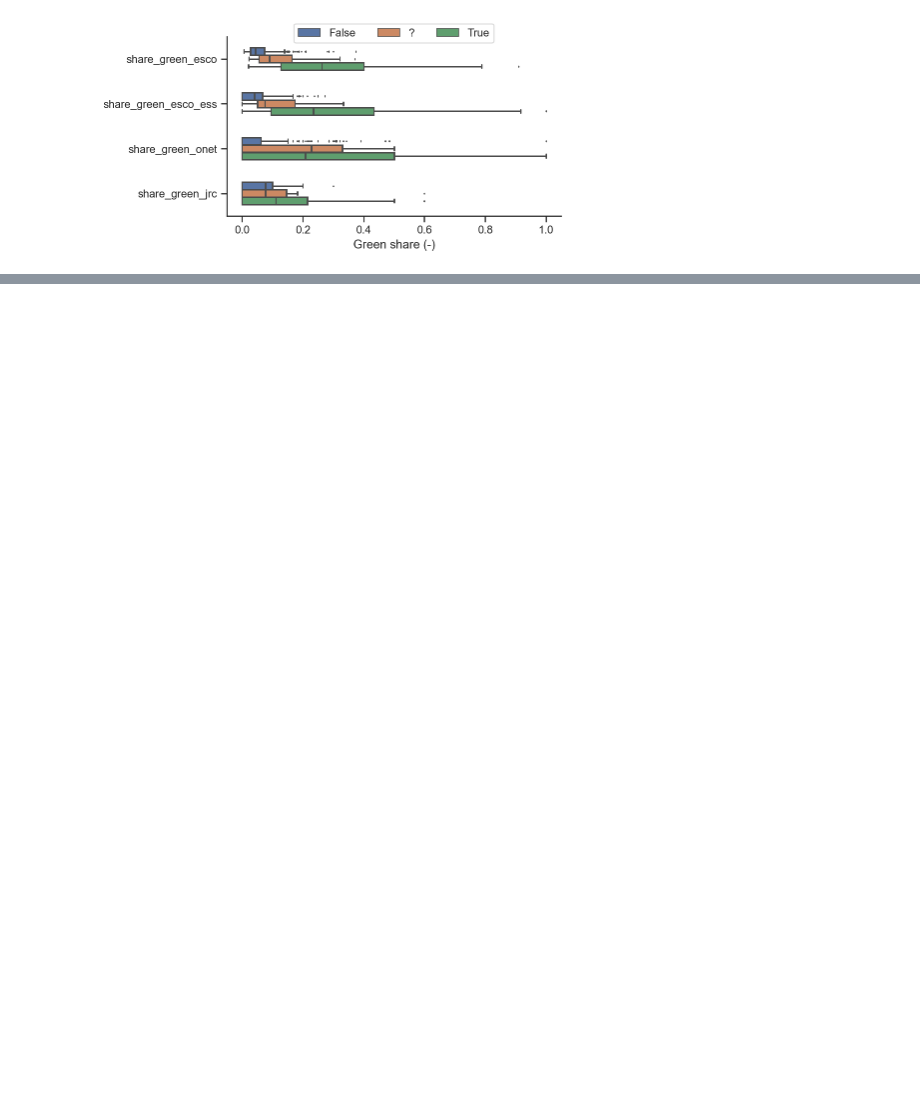
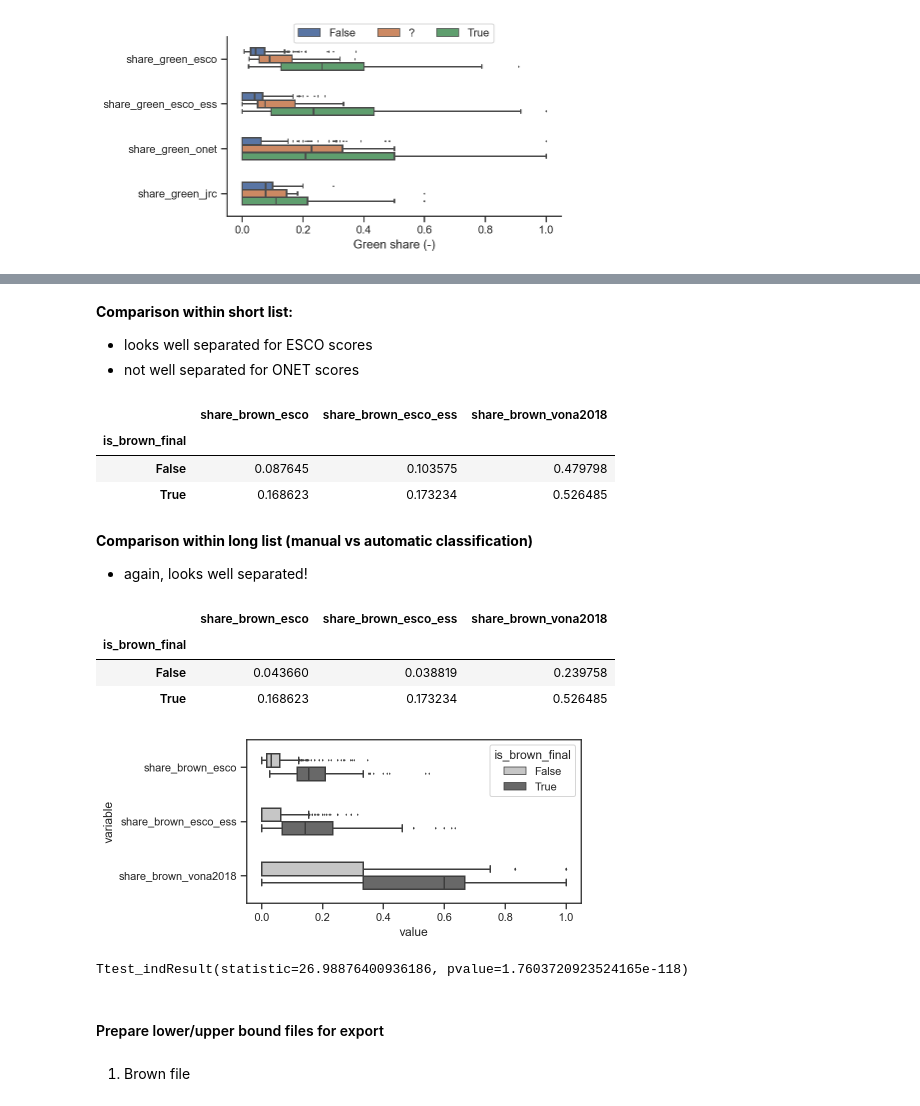
Before and after one commit to derpyninja/re4gt, a Jupyter notebook: notebooks/new/06-fz-plots-validated-gbn-classification.ipynb, the cells around one changed output, grey strips where cells are left out. Drawn from its saved outputs; the diff is of its cells as text; code cells hidden in the pictures; blank space fills up the shorter version.

```diff
--- a/notebooks/new/06-fz-plots-validated-gbn-classification.ipynb
+++ b/notebooks/new/06-fz-plots-validated-gbn-classification.ipynb
@@ -220,0 +458,12 @@ sns.despine()
+# %% [markdown]
+**Comparison within short list:**
+- looks well separated for ESCO scores
+- not well separated for ONET scores
+# %%
+res = dfs_manual_clsf["brown_short_list"].groupby("is_brown_final").mean()
+utils.extract_cols_by_kw(res, "share")
+# %% [output]
+|  | share_brown_esco | share_brown_esco_ess | share_brown_vona2018 |
+| is_brown_final |  |  |  |
+| False | 0.087645 | 0.103575 | 0.479798 |
+| True | 0.168623 | 0.173234 | 0.526485 |
@@ -220,0 +476,50 @@ sns.despine()
+# %% [markdown]
+**Comparison within long list (manual vs automatic classification)**
+- again, looks well separated!
+# %%
+set_diff_right = utils.get_set_diff(dfs_manual_clsf["brown_short_list"], dfs["brown_widest"], "preferredLabel")
+
+brown_long_vs_short_list = pd.merge(dfs["brown_widest"], dfs_manual_clsf["brown_short_list"][set_diff_right], how="left", on="preferredLabel")
+brown_long_vs_short_list.is_brown_final = brown_long_vs_short_list.is_brown_final.fillna(False)
+# %%
+res = brown_long_vs_short_list.groupby("is_brown_final").mean()
+utils.extract_cols_by_kw(res, "share")
+# %% [output]
+|  | share_brown_esco | share_brown_esco_ess | share_brown_vona2018 |
+| is_brown_final |  |  |  |
+| False | 0.043660 | 0.038819 | 0.239758 |
+| True | 0.168623 | 0.173234 | 0.526485 |
+# %%
+cols = ['is_brown_final', 'share_brown_esco', 'share_brown_esco_ess', 'share_brown_vona2018']
+
+df_long = (
+    brown_long_vs_short_list[cols]
+        .melt(id_vars="is_brown_final")
+)
+
+ax = sns.boxplot(
+    data=df_long,
+    y="variable",
+    x="value",
+    hue="is_brown_final",
+    orient="h",
+    width=0.5,
+    fliersize=0.5,
+    palette="Greys"
+)
+# %% [output]
+[figure, added]
+# %%
+import pingouin as pg
+from scipy.stats import ttest_ind
+
+ttest_ind(
+    brown_long_vs_short_list.loc[brown_long_vs_short_list["is_brown_final"] == True]["share_brown_esco"],
+    brown_long_vs_short_list.loc[brown_long_vs_short_list["is_brown_final"] == False]["share_brown_esco"]
+)
+# %% [output]
+Ttest_indResult(statistic=26.98876400936186, pvalue=1.7603720923524165e-118)
+# %% [markdown]
+#### Prepare lower/upper bound files for export
+# %% [markdown]
+1) Brown file
```
Also changed, not shown: parts of 76 cells of this notebook, 14 other files.
